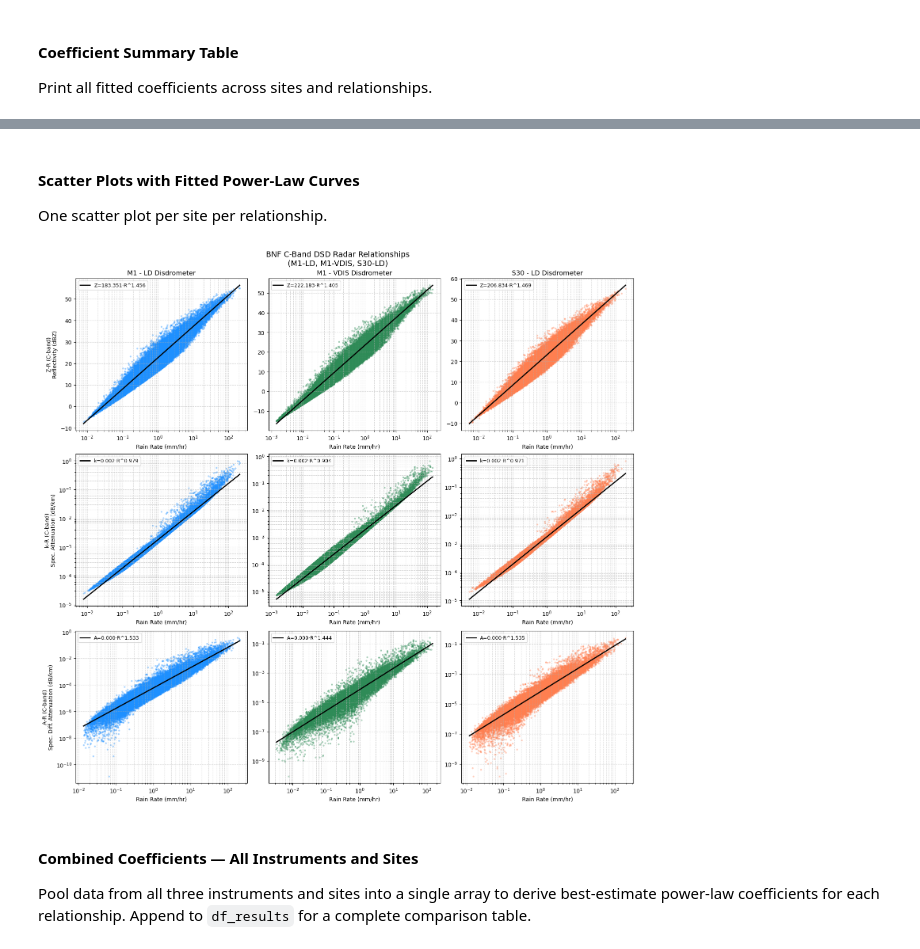
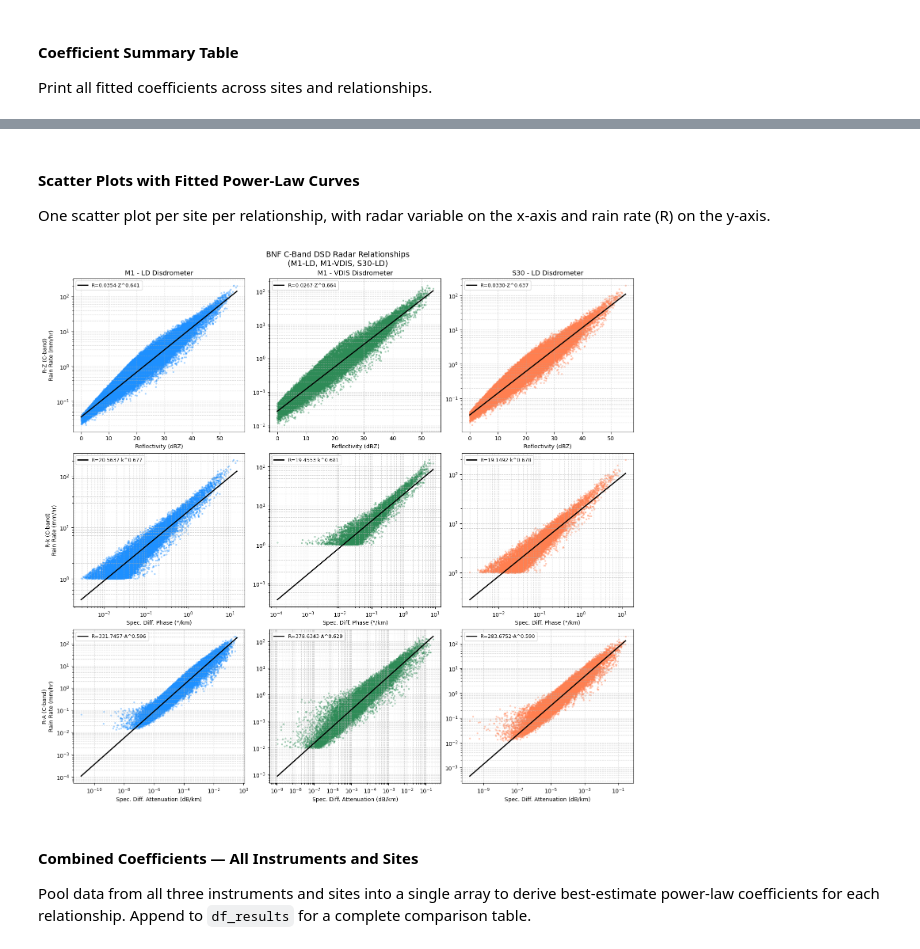
Before and after one commit to RBhupi/bnf-radar-examples, a Jupyter notebook: notebooks/bnf_dsd_radar_relationships_cband.ipynb, the cells around one changed output, grey strips where cells are left out. Cells and saved outputs as stored; diff of their text form; code cells hidden in the pictures.

```diff
--- a/notebooks/bnf_dsd_radar_relationships_cband.ipynb
+++ b/notebooks/bnf_dsd_radar_relationships_cband.ipynb
@@ -101,18 +108,22 @@ datasets = [
     ('S30 - LD Disdrometer',  ds_ldqs30),
 ]
 
-radar_vars = [ # Relationship label, variable name, is_dbz
-    ('Z-R', 'reflectivity_factor_cband20c',               True),
-    ('k-R', 'specific_attenuation_cband20c',              False),
-    ('A-R', 'specific_differential_attenuation_cband20c', False),
+# Relationship label, variable name, is_dbz, rain_min (mm/hr)
+#   R-Z : dBZ >= 0 enforced inside fit_power_law; no rain rate threshold
+#   R-k : R >= 1 mm/hr  (KDP unreliable below light rain)
+#   R-A : R > 0.1 mm/hr
+radar_vars = [
+    ('R-Z', 'reflectivity_factor_cband20c',               True,  0.0),
+    ('R-k', 'specific_differential_phase_cband20c',       False, 1.0),
+    ('R-A', 'specific_differential_attenuation_cband20c', False, 0.01),
 ]
 
 records = []
 for site_name, ds in datasets:
     R = ds[rain_var].values.astype(float)
-    for rel, var, is_dbz in radar_vars:
+    for rel, var, is_dbz, rain_min in radar_vars:
         y = ds[var].values.astype(float)
-        a, b, n = fit_power_law(R, y, is_dbz=is_dbz)
+        a, b, n = fit_power_law(y, R, is_dbz=is_dbz, rain_min=rain_min)
         records.append({'Site': site_name, 'Relationship': rel, 'a': a, 'b': b, 'N': n})
 
 df_results = pd.DataFrame(records)
@@ -136,58 +147,76 @@ M1 - VDIS Disdrometer          A-R   0.000073 1.443765 24973
 # %% [markdown]
 #### Scatter Plots with Fitted Power-Law Curves
 
-One scatter plot per site per relationship.
+One scatter plot per site per relationship, with radar variable on the x-axis and rain rate (R) on the y-axis.
 # %%
 fig, axes = plt.subplots(3, 3, figsize=(15, 14), constrained_layout=True)
 
 colors       = ['dodgerblue', 'seagreen', 'coral']
 display_info = {
-    'Z-R': ('Z-R (C-band)',  'Reflectivity (dBZ)'),
-    'k-R': ('k-R (C-band)',  'Spec. Attenuation (dB/km)'),
-    'A-R': ('A-R (C-band)',  'Spec. Diff. Attenuation (dB/km)'),
+    'R-Z': ('R-Z (C-band)',  'Reflectivity (dBZ)'),
+    'R-k': ('R-k (C-band)',  'Spec. Diff. Phase (°/km)'),
+    'R-A': ('R-A (C-band)',  'Spec. Diff. Attenuation (dB/km)'),
 }
+
+# Rain-rate thresholds per relationship (must match radar_vars)
+rain_min_map = {'R-Z': 0.0, 'R-k': 1.0, 'R-A': 0.1}
 
 # Build a lookup dict so the plot loop never re-calls fit_power_law
 coeffs = {(r['Site'], r['Relationship']): (r['a'], r['b'])
           for _, r in df_results.iterrows()}
 
 for col_idx, (site_name, ds) in enumerate(datasets):
     R_raw = ds[rain_var].values.astype(float)
 
-    for row_idx, (rel, var, is_dbz) in enumerate(radar_vars):
+    for row_idx, (rel, var, is_dbz, rain_min) in enumerate(radar_vars):
         ax    = axes[row_idx, col_idx]
         y_raw = ds[var].values.astype(float)
         a, b  = coeffs[(site_name, rel)]
-        sym   = rel.split('-')[0]
-        row_label, ylabel = display_info[rel]
+        sym   = rel.split('-')[1]   # 'Z', 'k', or 'A'
+        row_label, xlabel = display_info[rel]
 
         # Mirror the validity filter used in fit_power_law
-        y_check = 10 ** (y_raw / 10) if is_dbz else y_raw
-        valid   = np.isfinite(R_raw) & np.isfinite(y_check) & (R_raw > 0) & (y_check > 0)
-        R_v, y_v = R_raw[valid], y_raw[valid]   # keep original units for scatter
+        if is_dbz:
+            y_lin  = 10 ** (y_raw / 10)
+            y_mask = y_lin >= 1.0    # dBZ >= 0
+        else:
+            y_lin  = y_raw
+            y_mask = y_lin > 0
 
-        R_fit = np.logspace(np.log10(R_v.min()), np.log10(R_v.max()), 100)
-        y_fit = 10 * np.log10(a * R_fit ** b) if is_dbz else a * R_fit ** b
+        valid   = np.isfinite(R_raw) & np.isfinite(y_lin) & y_mask & (R_raw >= rain_min) & (R_raw > 0)
+        R_v     = R_raw[valid]
+        y_v     = y_raw[valid]      # original units for scatter (dBZ for Z)
+        y_v_lin = y_lin[valid]      # linear units for fitting curve
 
-        ax.scatter(R_v, y_v, alpha=0.3, s=5, color=colors[col_idx])
-        ax.plot(R_fit, y_fit, color='black', linewidth=2,
-                label=f'{sym}={a:.3f}·R^{b:.3f}')
-        ax.set_xscale('log')
-        if not is_dbz:
-            ax.set_yscale('log')
-        ax.set_xlabel('Rain Rate (mm/hr)')
+        if is_dbz:
+            # x-axis in dBZ; fit curve converts dBZ → linear Z for R = a·Z^b
+            x_fit_dbz = np.linspace(y_v.min(), y_v.max(), 100)
+            R_fit = a * (10 ** (x_fit_dbz / 10)) ** b
+            ax.scatter(y_v, R_v, alpha=0.3, s=5, color=colors[col_idx])
+            ax.plot(x_fit_dbz, R_fit, color='black', linewidth=2,
+                    label=f'R={a:.4f}·{sym}^{b:.3f}')
+        else:
+            x_fit = np.logspace(np.log10(y_v_lin.min()), np.log10(y_v_lin.max()), 100)
+            R_fit = a * x_fit ** b
+            ax.scatter(y_v, R_v, alpha=0.3, s=5, color=colors[col_idx])
+            ax.plot(x_fit, R_fit, color='black', linewidth=2,
+                    label=f'R={a:.4f}·{sym}^{b:.3f}')
+            ax.set_xscale('log')
+
+        ax.set_yscale('log')
+        ax.set_xlabel(xlabel)
         ax.legend(fontsize=9)
         ax.grid(True, which='both', ls='--', alpha=0.5)
 
         if row_idx == 0:
             ax.set_title(site_name)
         if col_idx == 0:
-            ax.set_ylabel(f'{row_label}\n{ylabel}')
+            ax.set_ylabel(f'{row_label}\nRain Rate (mm/hr)')
 
 plt.suptitle('BNF C-Band DSD Radar Relationships\n(M1-LD, M1-VDIS, S30-LD)', fontsize=14)
 plt.show()
 # %% [output]
-[figure, old version]
+[figure, new version]
 # %% [markdown]
 #### Combined Coefficients — All Instruments and Sites
 
```
Also changed, not shown: parts of 8 cells of this notebook.
